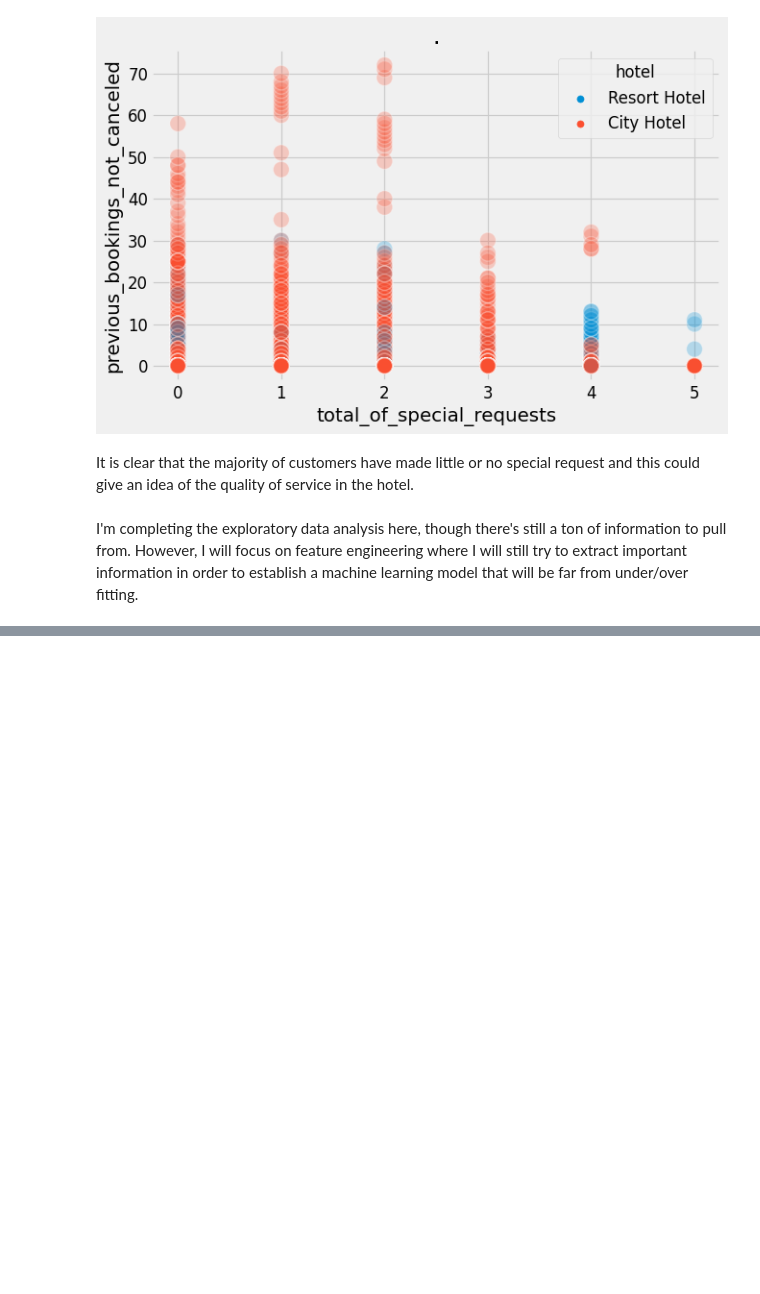
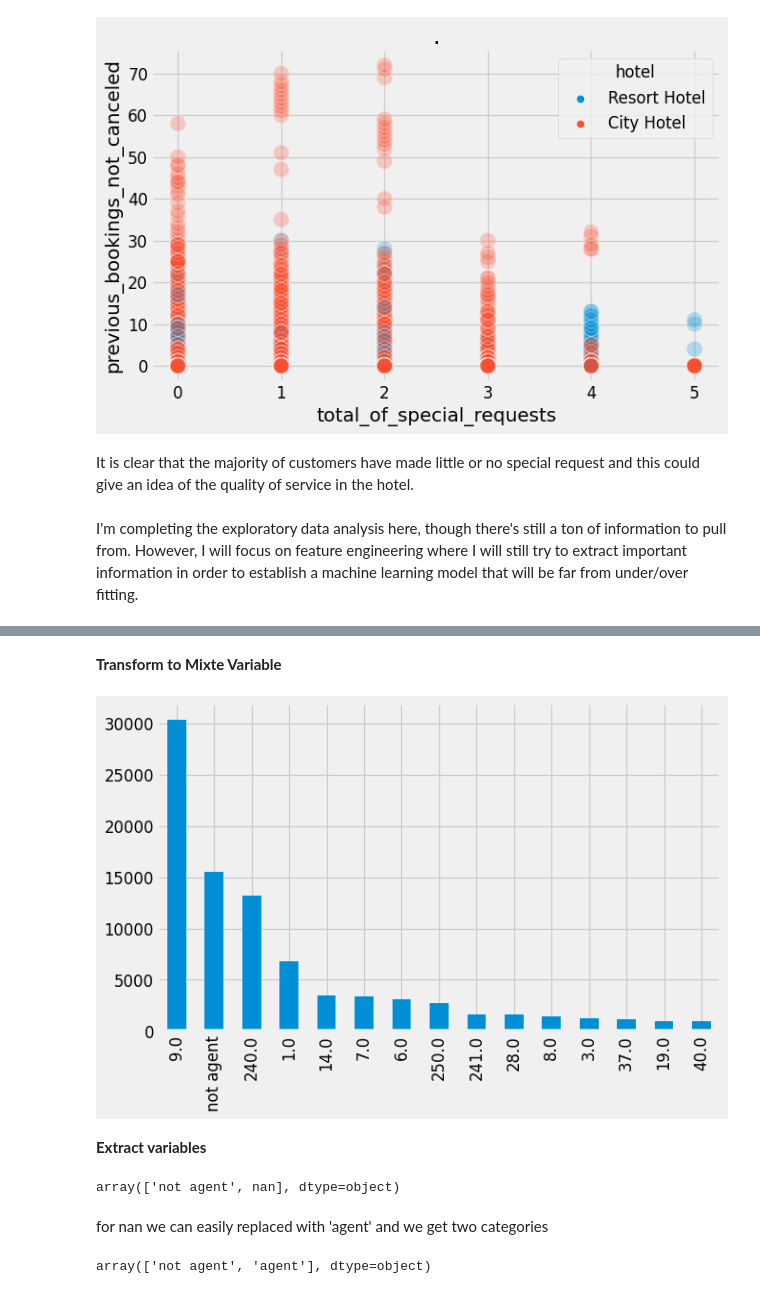
Before and after one commit to dajebbar/zoomcampML, a Jupyter notebook: midTermproject/notebook.ipynb, the cells around one changed output, grey strips where cells are left out. Saved outputs shown, nothing was run; the diff lists cells and outputs as text; code cells hidden in the pictures; blank space fills up the shorter version.

```diff
--- a/midTermproject/notebook.ipynb
+++ b/midTermproject/notebook.ipynb
@@ -444,0 +559,14 @@ I'm completing the exploratory data analysis here, though there's still a ton of
+# %% [markdown]
+**Transform to Mixte Variable**
+# %%
+# agent
+df_train['agent'] = df_train['agent'].fillna('not agent')
+df_test['agent'] = df_test['agent'].fillna('not agent')
+# %%
+plt.figure(figsize=(8,5), dpi=85)
+df_train['agent'].value_counts().head(15).plot.bar()
+plt.show()
+# %% [output]
+[figure, added]
+# %% [markdown]
+**Extract variables**
@@ -444,0 +605,7 @@ I'm completing the exploratory data analysis here, though there's still a ton of
+# %%
+# labels of new variable agent_categoric
+df_train['agent_categoric'].unique()
+# %% [output]
+array(['not agent', nan], dtype=object)
+# %% [markdown]
+for nan we can easily replaced with 'agent' and we get two categories
@@ -444,0 +616,4 @@ I'm completing the exploratory data analysis here, though there's still a ton of
+# %%
+df_train['agent_categoric'].unique()
+# %% [output]
+array(['not agent', 'agent'], dtype=object)
```
Also changed, not shown: parts of 66 cells of this notebook.
